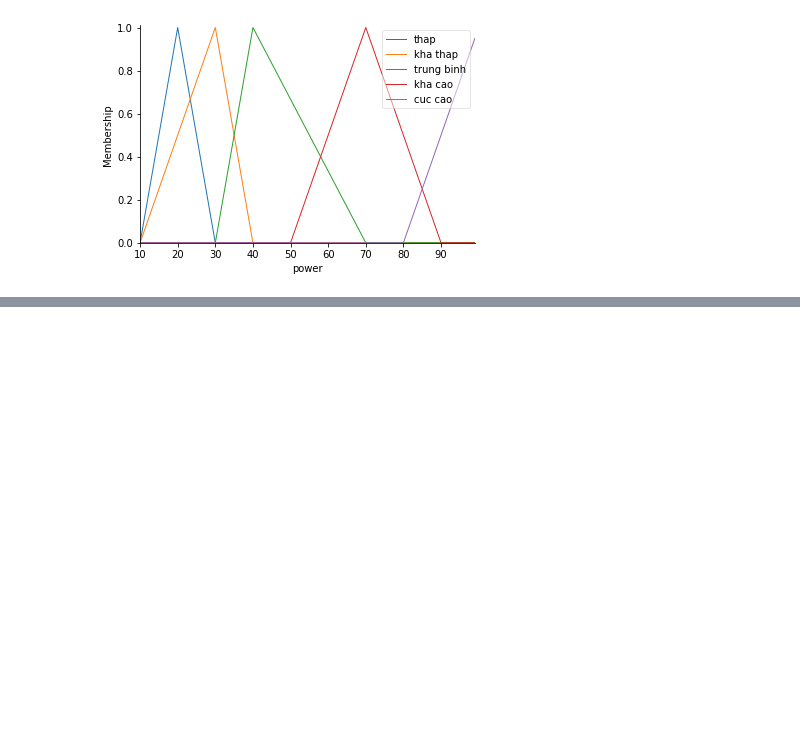
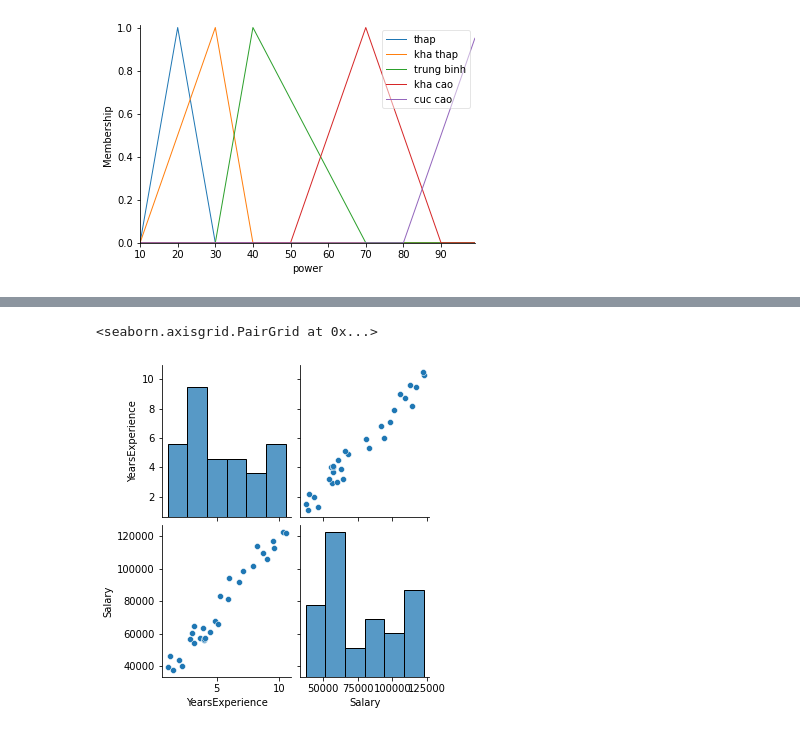
Before and after one commit to minhhoang258/LeDinhHoangMinh20104043, a Jupyter notebook: Thuchanh.ipynb, the cells around one changed output, grey strips where cells are left out. Cells and saved outputs as stored; diff of their text form; code cells hidden in the pictures; blank space fills up the shorter version.

```diff
--- a/Thuchanh.ipynb
+++ b/Thuchanh.ipynb
@@ -538,0 +626,17 @@ power.view()
+# %%
+import numpy as np
+import pandas as pd
+import matplotlib.pyplot as plt
+import seaborn as sns
+data=pd.read_csv('/content/Salary_Data.csv')
+data.head()
+X=data.drop(['Salary'],axis=True)
+y=data['Salary']
+# %%
+from sklearn.model_selection import train_test_split
+X_train,X_test,y_train,y_test = train_test_split(X,y,test_size=0.2,random_state=42)
+X_train.shape,X_test.shape,y_train.shape,y_test.shape
+sns.pairplot(data)
+# %% [output]
+<seaborn.axisgrid.PairGrid at 0x...>
+[figure, added]
```
Also changed, not shown: parts of 32 cells of this notebook.
